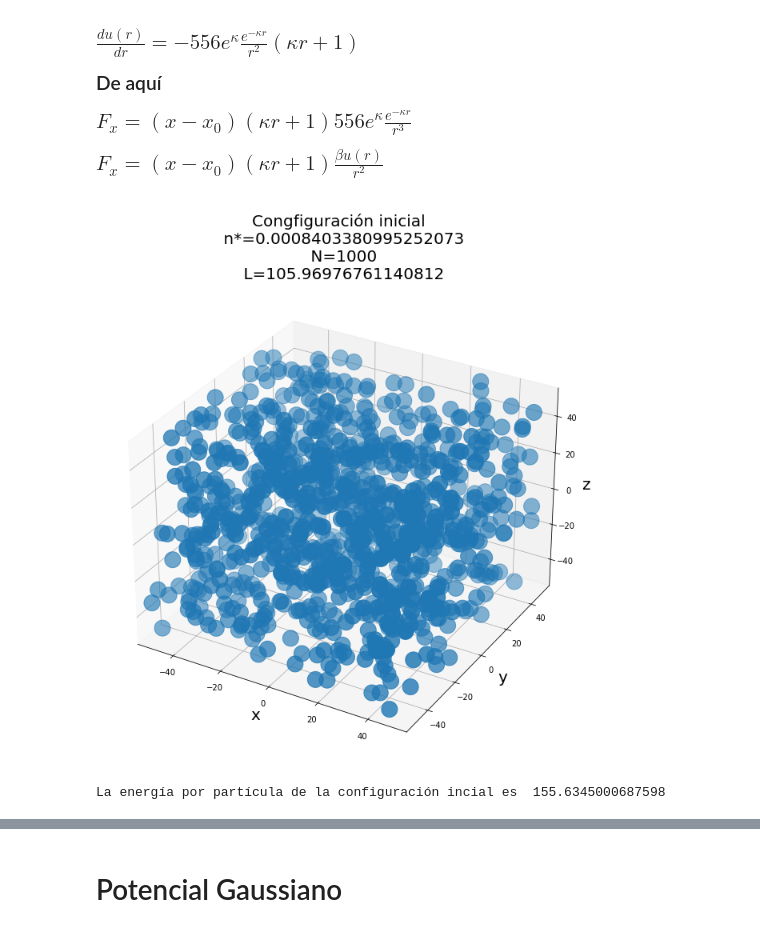
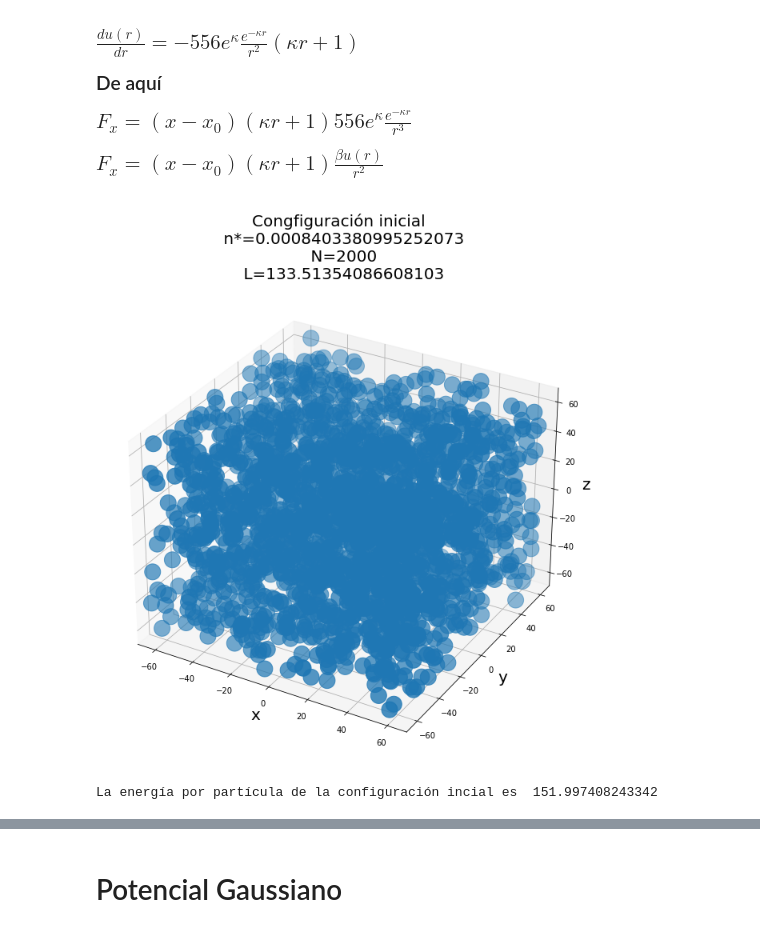
Before and after one commit to FidelNavarro/Desarrollo-Experimental-2, a Jupyter notebook: Tarea 5/Tarea5.ipynb, the cells around one changed output, grey strips where cells are left out. Cells and saved outputs as stored; diff of their text form; code cells hidden in the pictures.

```diff
--- a/Tarea 5/Tarea5.ipynb
+++ b/Tarea 5/Tarea5.ipynb
@@ -99,7 +99,7 @@ $F_x = (x-x_{0})(\kappa r +1) \frac{\beta u(r)}{r^2}$
 # %%
 #Establecemos los valores con los cuales trabajaremos
 
-N = 1000             #Número de partículas
+N = 2000             #Número de partículas
 n = 6*4.4e-4 / np.pi #Densidad
 dim = 3              #La dimension con la cual trabajaremos (muchas funciones estan generalizadas)
 nStep =40000         #Número de configuraciones
@@ -117,33 +117,33 @@ dT = 0.0004          #Tiempo de paso
 
 v = caja(seed,n,N,dim)    #arrays de valores
 x = v[:,0].copy()
 y = v[:,1].copy()
 z = v[:,2].copy()
 inicial = pd.DataFrame(v , columns={"x","y","z"})   #dataFrame de los mismos
 
 fig = plt.figure()
 fig.set_size_inches(11,11)
 L = L_bi(n,N,dim)
 
 ax = fig.add_subplot(projection="3d")
 ax.scatter(v[:,0],v[:,1],v[:,2], "o", s=400)
 ax.set_title("Congfiguración inicial \n n*=" + str(n) + "\n N=" + str(N) + "\n L=" + str(L) , size=20)
 
 ax.set_ylabel("y", size=20)
 ax.set_xlabel("x", size=20)
 ax.set_zlabel("z", size=20)
 
 ax.set_xlim(-L/2,L/2)
 ax.set_ylim(-L/2,L/2)
 ax.set_zlim(-L/2,L/2)
 
 plt.show()
 
 #--------------------------------------------------------------------------------------------
 #Calculamos la energía de la configuración inicial
 E, fx, fy, fz = fuerzaYukawa(x, y, z, N, L, rCut)
 print("La energía por partícula de la configuración incial es ", E/N)
 # %% [output]
-[figure, old version]
+[figure, new version]
-La energía por partícula de la configuración incial es  155.6345000687598
+La energía por partícula de la configuración incial es  151.997408243342
 # %%
```
Also changed, not shown: parts of 24 cells of this notebook, 1 other file.
